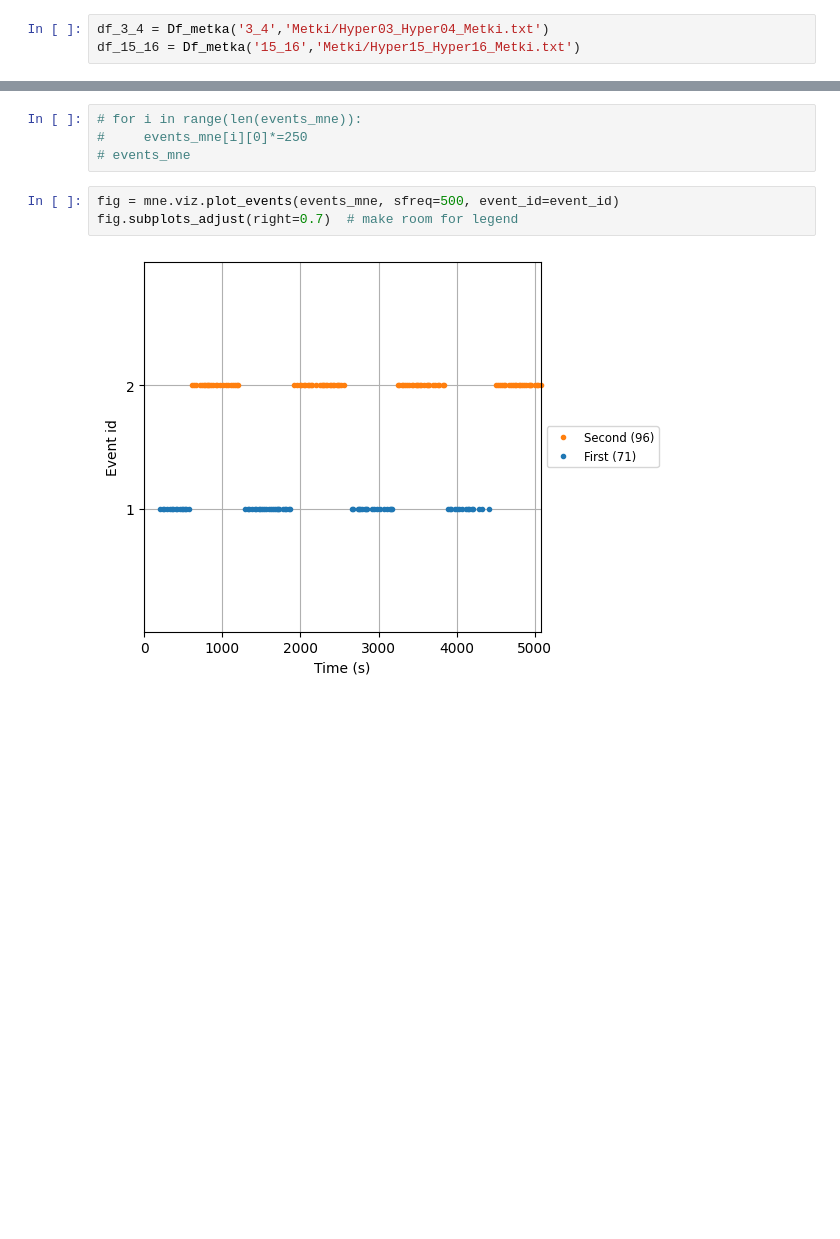
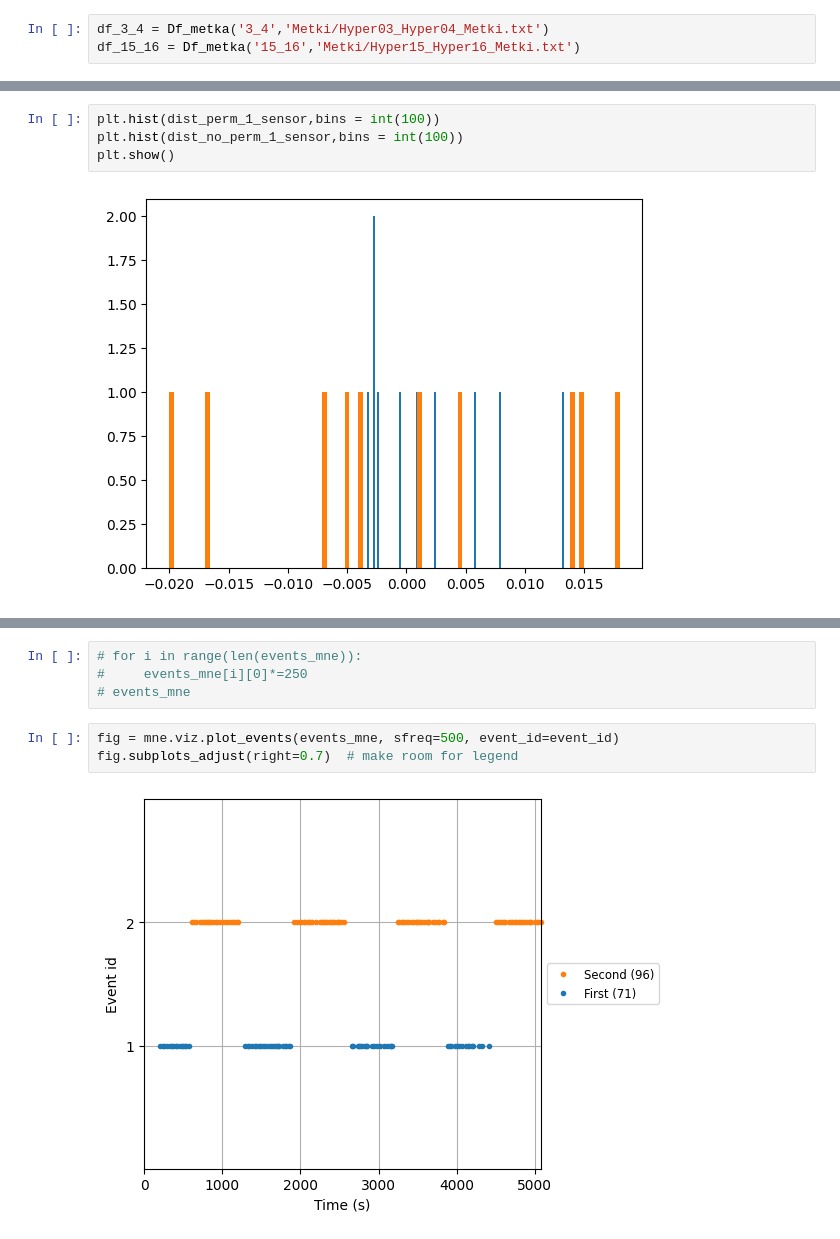
Before and after one commit to Straightgit/hyperscanning, a Jupyter notebook: Hyperscanning.ipynb, the cells around one changed output, grey strips where cells are left out. Cells and saved outputs as stored; diff of their text form; blank space fills up the shorter version.

```diff
--- a/Hyperscanning.ipynb
+++ b/Hyperscanning.ipynb
@@ -103,0 +1466,6 @@ events_mne = metki_15_16.to_numpy()
+# %%
+plt.hist(dist_perm_1_sensor,bins = int(100))
+plt.hist(dist_no_perm_1_sensor,bins = int(100))
+plt.show()
+# %% [output]
+[figure, added]
```
Also changed, not shown: parts of 82 cells of this notebook.
